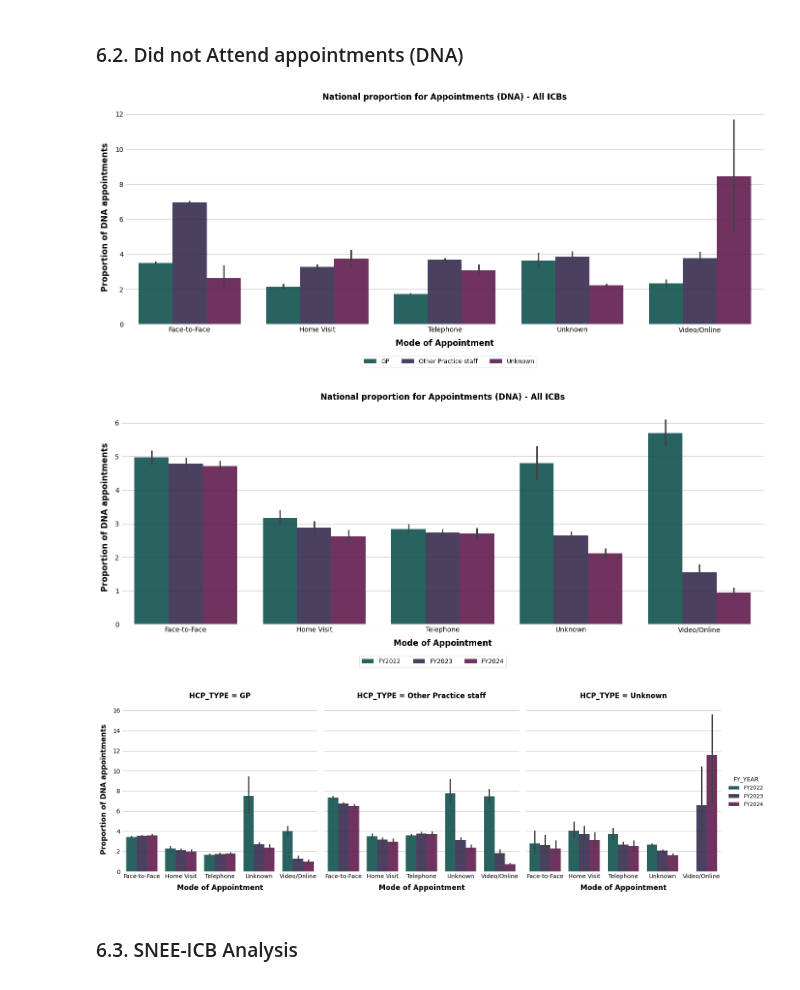
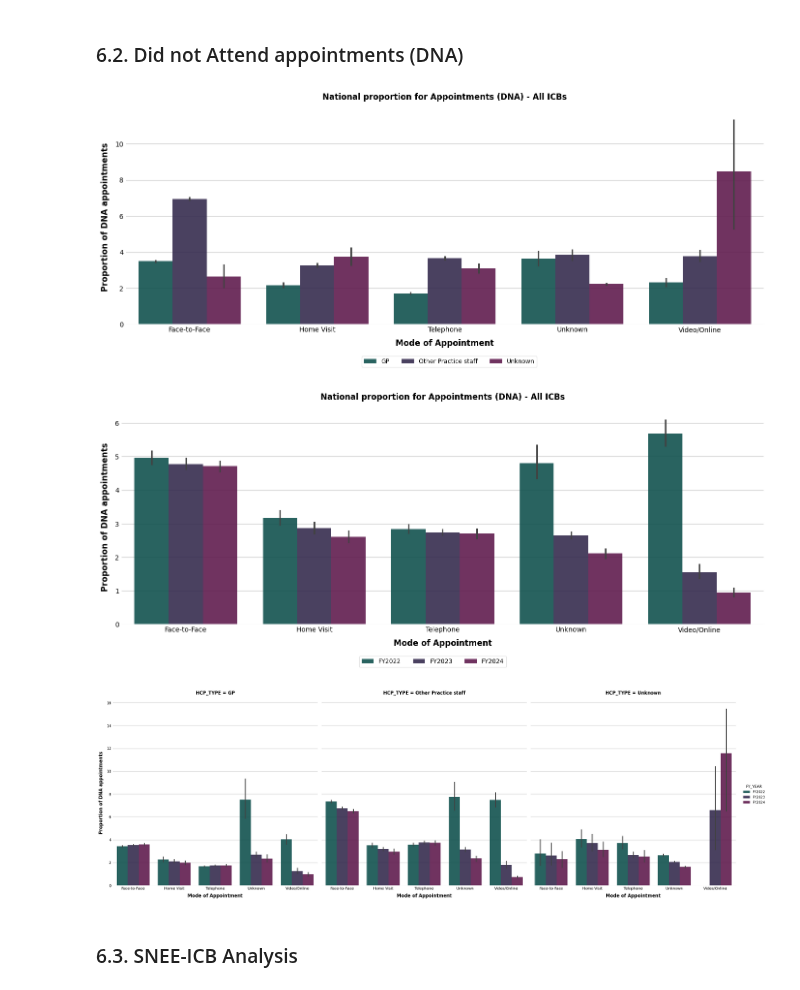
Before and after one commit to SNEE-ICS/PrimaryCareDemandAndCapacity, a Jupyter notebook: notebooks/1b_AppointmentsAttended.ipynb, the cells around one changed output. Cells and saved outputs as stored; diff of their text form; code cells hidden in the pictures.

```diff
--- a/notebooks/1b_AppointmentsAttended.ipynb
+++ b/notebooks/1b_AppointmentsAttended.ipynb
@@ -597,36 +597,36 @@ plt.savefig(f'{plot_counter.plot_name}.png', dpi=300)
 # %%
 # Plotting the DNA appointments by HCP type
 plt.subplots(figsize=(14,6))
 sns.barplot(x='APPT_MODE', y='DNA', hue='HCP_TYPE',  data=appt_proportion_df_plots, alpha=0.9)
 plt.xlabel('Mode of Appointment')
 plt.ylabel('Proportion of DNA appointments')
 plt.title('National proportion for Appointments (DNA) - All ICBs')
 plt.legend(loc=(0.37,-0.2), ncol=3)
 plt.tight_layout()
 plt.savefig(f'{plot_counter.plot_name}.png', dpi=300)
 
 
 # Plotting the DNA appointments by FY Year
 plt.subplots(figsize=(14,6))
 sns.barplot(x='APPT_MODE', y='DNA', hue='FY_YEAR',  data=appt_proportion_df_plots, alpha=0.9)
 plt.xlabel('Mode of Appointment')
 plt.ylabel('Proportion of DNA appointments')
 plt.title('National proportion for Appointments (DNA) - All ICBs')
 plt.legend(loc=(0.37,-0.2), ncol=3)
 plt.tight_layout()
 plt.savefig(f'{plot_counter.plot_name}.png', dpi=300)
 
 
 # Plotting the DNA appointments by FY Year
-fig = sns.catplot(x='APPT_MODE', y='DNA', hue='FY_YEAR', col='HCP_TYPE' , kind='bar', data=appt_proportion_df_plots, alpha=0.9)
+fig = sns.catplot(x='APPT_MODE', y='DNA', hue='FY_YEAR', col='HCP_TYPE' , kind='bar', data=appt_proportion_df_plots, alpha=0.9, height=8)
 fig.set_xlabels('Mode of Appointment')
 fig.set_ylabels('Proportion of DNA appointments')
 plt.savefig(f'{plot_counter.plot_name}.png', dpi=300)
 plt.show()
 # %% [output]
-[figure, old version]
+[figure, new version]
 [figure]
-[figure, old version]
+[figure, new version]
 # %% [markdown]
 ### 6.3. SNEE-ICB Analysis
 # %%
```
Also changed, not shown: parts of 1 cell of this notebook, 15 other files.
